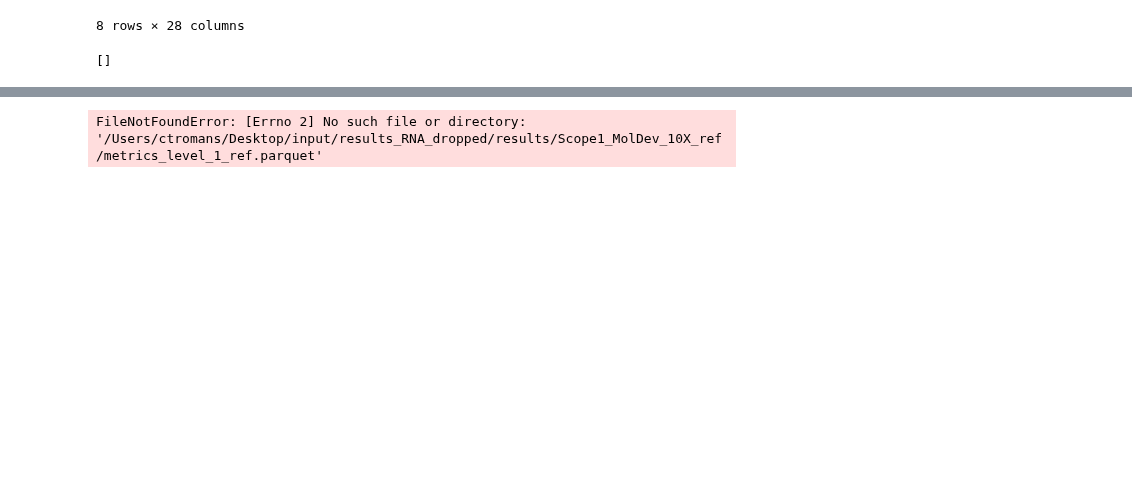
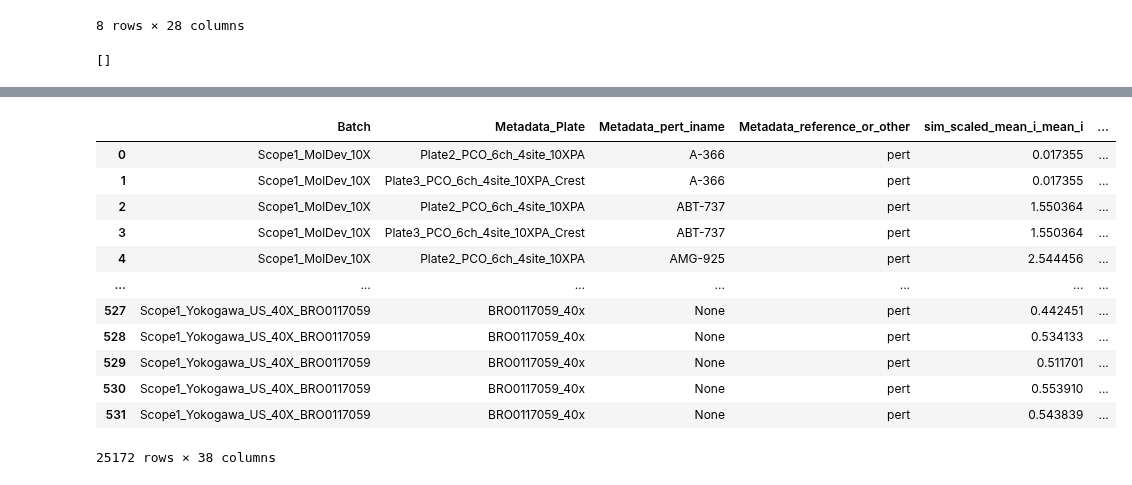
Before and after one commit to jump-cellpainting/jump-scope-analysis, a Jupyter notebook: notebooks/figures/supplementary/FigureS10.ipynb, the cells around one changed output, grey strips where cells are left out. Saved outputs shown, nothing was run; the diff lists cells and outputs as text; code cells hidden in the pictures; blank space fills up the shorter version.

```diff
--- a/notebooks/figures/supplementary/FigureS10.ipynb
+++ b/notebooks/figures/supplementary/FigureS10.ipynb
@@ -300,7 +305,7 @@ match_rep_df = match_rep_df[
     (match_rep_df["channel_names"].str.contains("RNA"))
     ]
 evalzoo_combined = combine_evalzoo_metrics(match_rep_df, "../../../data/results_RNA_dropped/results/")
-evalzoo_combined.to_csv("rna-drop-evalzoo-combined.csv", index=False)
+evalzoo_combined.to_parquet("rna-drop-evalzoo-combined.parquet", index=False)
 
 match_rep_df = pd.read_csv("../../../checkpoints/match_rep_df.csv")
 match_rep_df = match_rep_df[
@@ -308,6 +313,27 @@ match_rep_df = match_rep_df[
     (match_rep_df["channel_names"].str.contains("Brightfield", case=False))
     ]
 evalzoo_combined = combine_evalzoo_metrics(match_rep_df, "../../../data/results_BrightField_dropped/results/")
-evalzoo_combined.to_csv("brightfield-drop-evalzoo-combined.csv", index=False)
+evalzoo_combined.to_parquet("brightfield-drop-evalzoo-combined.parquet", index=False)
-# %% [output]
-FileNotFoundError: [Errno 2] No such file or directory: '/Users/ctromans/Desktop/input/results_RNA_dropped/results/Scope1_MolDev_10X_ref/metrics_level_1_ref.parquet'
+# %%
+all_channels_df = pd.read_parquet("../../../data/evalzoo_metrics_combined.paraquet")
+brightfield_drop_df = pd.read_parquet("brightfield-drop-evalzoo-combined.parquet")
+
+all_channels_df["dropout"] = "All Channels"
+brightfield_drop_df["dropout"] = "No RNA"
+
+all_df = pd.concat([all_channels_df, brightfield_drop_df], axis=0)
+all_df
+# %% [output]
+|  | Batch | Metadata_Plate | Metadata_pert_iname | Metadata_reference_or_other | sim_scaled_mean_i_mean_i | ... |
+| 0 | Scope1_MolDev_10X | Plate2_PCO_6ch_4site_10XPA | A-366 | pert | 0.017355 | ... |
+| 1 | Scope1_MolDev_10X | Plate3_PCO_6ch_4site_10XPA_Crest | A-366 | pert | 0.017355 | ... |
+| 2 | Scope1_MolDev_10X | Plate2_PCO_6ch_4site_10XPA | ABT-737 | pert | 1.550364 | ... |
+| 3 | Scope1_MolDev_10X | Plate3_PCO_6ch_4site_10XPA_Crest | ABT-737 | pert | 1.550364 | ... |
+| 4 | Scope1_MolDev_10X | Plate2_PCO_6ch_4site_10XPA | AMG-925 | pert | 2.544456 | ... |
+| ... | ... | ... | ... | ... | ... | ... |
+| 527 | Scope1_Yokogawa_US_40X_BRO0117059 | BRO0117059_40x | None | pert | 0.442451 | ... |
+| 528 | Scope1_Yokogawa_US_40X_BRO0117059 | BRO0117059_40x | None | pert | 0.534133 | ... |
+| 529 | Scope1_Yokogawa_US_40X_BRO0117059 | BRO0117059_40x | None | pert | 0.511701 | ... |
+| 530 | Scope1_Yokogawa_US_40X_BRO0117059 | BRO0117059_40x | None | pert | 0.553910 | ... |
+| 531 | Scope1_Yokogawa_US_40X_BRO0117059 | BRO0117059_40x | None | pert | 0.543839 | ... |
+25172 rows × 38 columns
```
Also changed, not shown: parts of 3 cells of this notebook.
